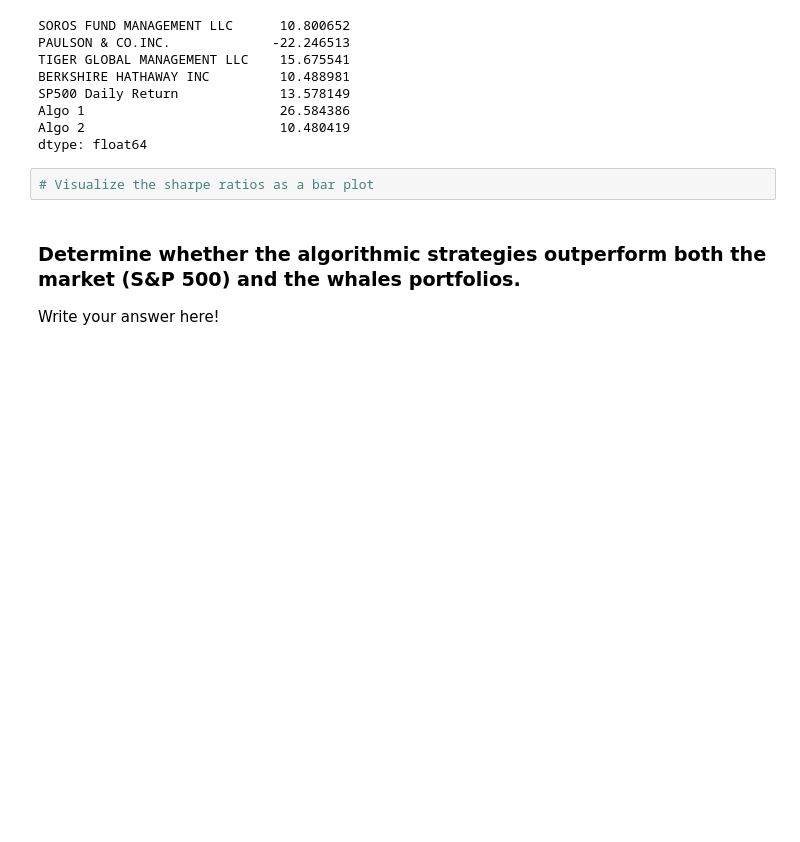
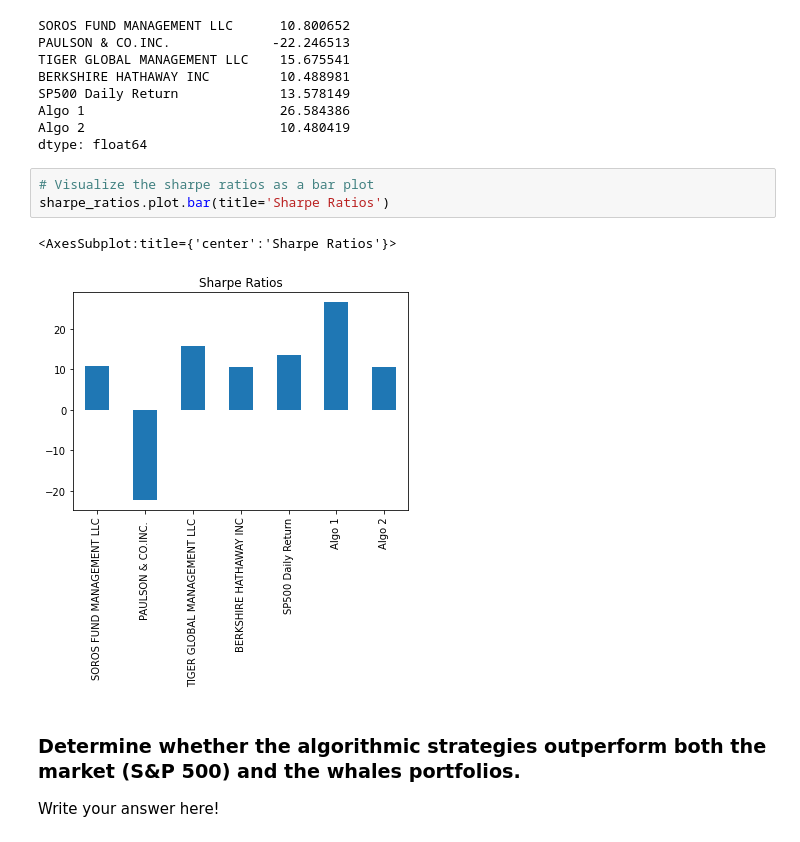
Before and after one commit to MatthewPuttroff/HWUnitFour, a Jupyter notebook: 04-Pandas/Instructions/Starter_Code/whale_analysis.ipynb, the cells around one changed output. Drawn from its saved outputs; the diff is of its cells as text; blank space fills up the shorter version.

Commit message:
Sharpe Bar Chart

```diff
--- a/04-Pandas/Instructions/Starter_Code/whale_analysis.ipynb
+++ b/04-Pandas/Instructions/Starter_Code/whale_analysis.ipynb
@@ -536,6 +536,10 @@ Algo 2                         10.480419
 dtype: float64
 # %%
 # Visualize the sharpe ratios as a bar plot
+sharpe_ratios.plot.bar(title='Sharpe Ratios')
+# %% [output]
+<AxesSubplot:title={'center':'Sharpe Ratios'}>
+[figure, added]
 # %% [markdown]
 ### Determine whether the algorithmic strategies outperform both the market (S&P 500) and the whales portfolios.
 
```
